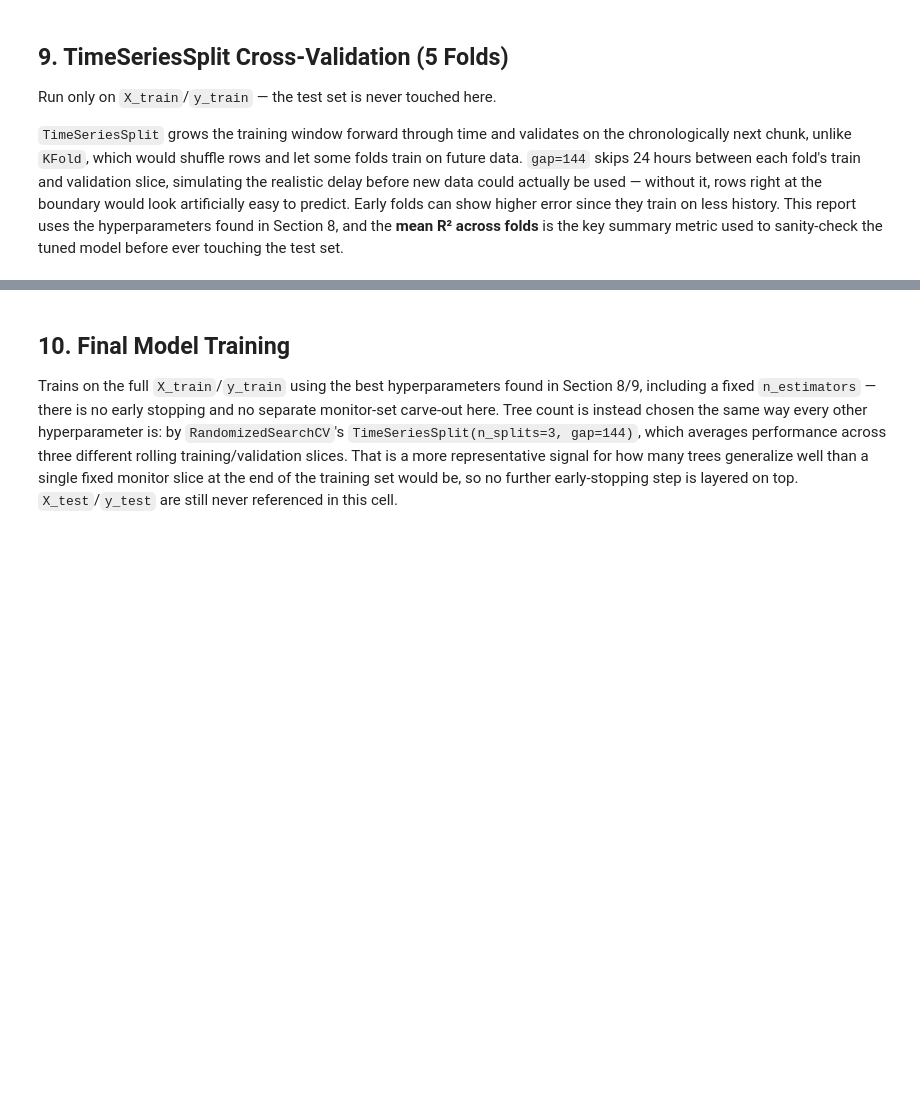
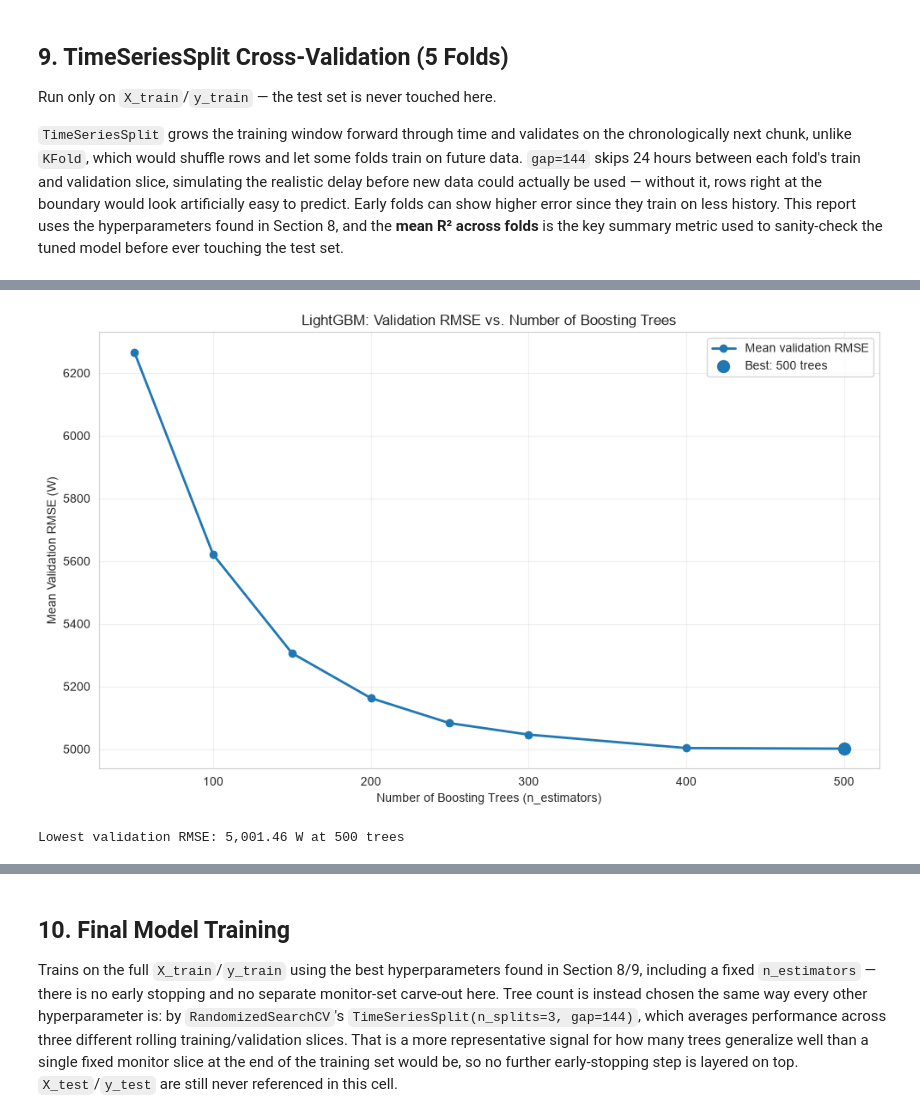
Before and after one commit to Kimsrorng-ly/-library-energy-forecasting, a Jupyter notebook: notebooks/02_lightgbm.ipynb, the cells around one changed output, grey strips where cells are left out. Saved outputs shown, nothing was run; the diff lists cells and outputs as text; code cells hidden in the pictures; blank space fills up the shorter version.

```diff
--- a/notebooks/02_lightgbm.ipynb
+++ b/notebooks/02_lightgbm.ipynb
@@ -494,0 +746,43 @@ print(f"Std    | MAE: {std_mae:>6.0f}  RMSE: {std_rmse:>6.0f}  R²: {std_r2:.4f}
+# %%
+best_rmse_idx = lgb_results_df["mean_rmse"].idxmin()
+best_rmse_row = lgb_results_df.loc[best_rmse_idx]
+
+plt.figure(figsize=(10, 6))
+
+plt.plot(
+    lgb_results_df["n_estimators"],
+    lgb_results_df["mean_rmse"],
+    marker="o",
+    linewidth=2,
+    label="Mean validation RMSE"
+)
+
+plt.scatter(
+    best_rmse_row["n_estimators"],
+    best_rmse_row["mean_rmse"],
+    s=100,
+    zorder=5,
+    label=f"Best: {int(best_rmse_row['n_estimators'])} trees"
+)
+
+plt.xlabel("Number of Boosting Trees (n_estimators)")
+plt.ylabel("Mean Validation RMSE (W)")
+plt.title(
+    "LightGBM: Validation RMSE vs. Number of Boosting Trees"
+)
+
+plt.grid(True, alpha=0.3)
+plt.legend()
+plt.tight_layout()
+
+plt.show()
+
+
+print(
+    f"Lowest validation RMSE: "
+    f"{best_rmse_row['mean_rmse']:,.2f} W "
+    f"at {int(best_rmse_row['n_estimators'])} trees"
+)
+# %% [output]
+[figure, added]
+Lowest validation RMSE: 5,001.46 W at 500 trees
```
Also changed, not shown: parts of 27 cells of this notebook, 2 other files.
